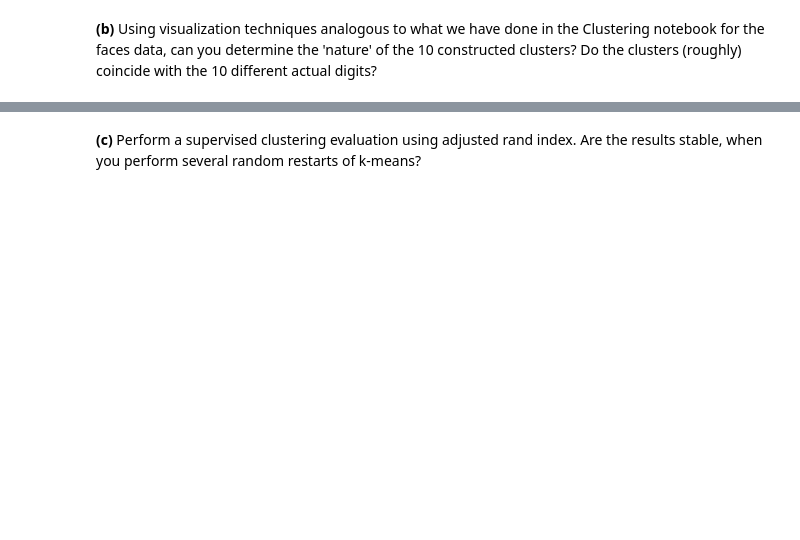
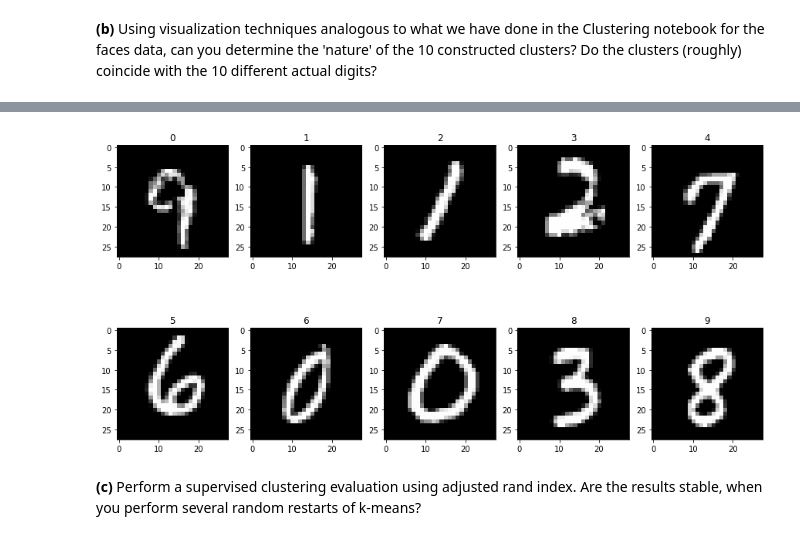
Before and after one commit to Beadhangerone/MAL, a Jupyter notebook: MAL1 Project 2022.ipynb, the cells around one changed output, grey strips where cells are left out. Drawn from its saved outputs; the diff is of its cells as text; code cells hidden in the pictures; blank space fills up the shorter version.

```diff
--- a/MAL1 Project 2022.ipynb
+++ b/MAL1 Project 2022.ipynb
@@ -393,3 +438,14 @@ plt.show()
+# %%
+distances = clusters.transform(normalized_images)
+
+pseudo_medoids=np.argmin(distances,axis=0)
+fig,axes = plt.subplots(2,5,figsize=(15,8))
+for ax,pm,i in zip (axes.ravel(),pseudo_medoids,np.arange(axes.ravel().size)):
+    ax.set_title(i)
+    ax.imshow(normalized_images[pm].reshape(28,28),cmap='gray')
+plt.show()
+# %% [output]
+[figure, added]
 # %% [markdown]
 **(c)** Perform a supervised clustering evaluation using adjusted rand index.
    Are the results stable, when you perform several random restarts of k-means?
```
Also changed, not shown: parts of 8 cells of this notebook, 1 other file.
